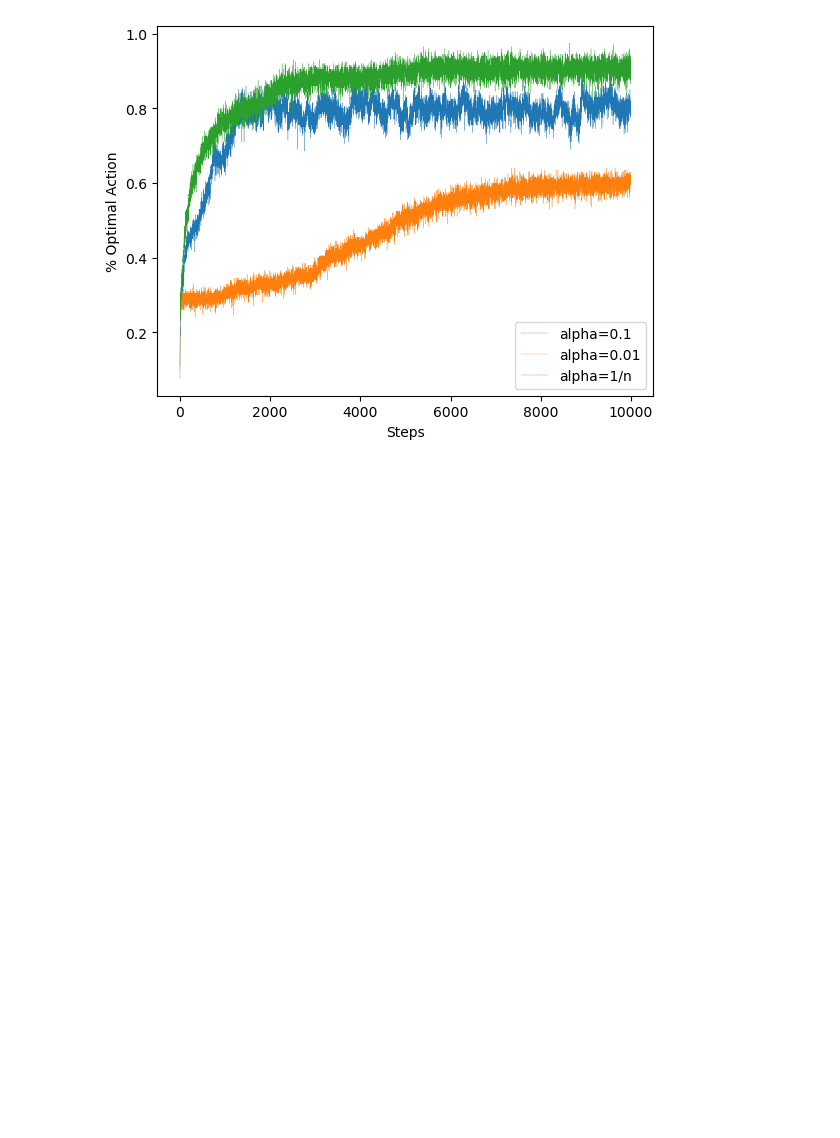
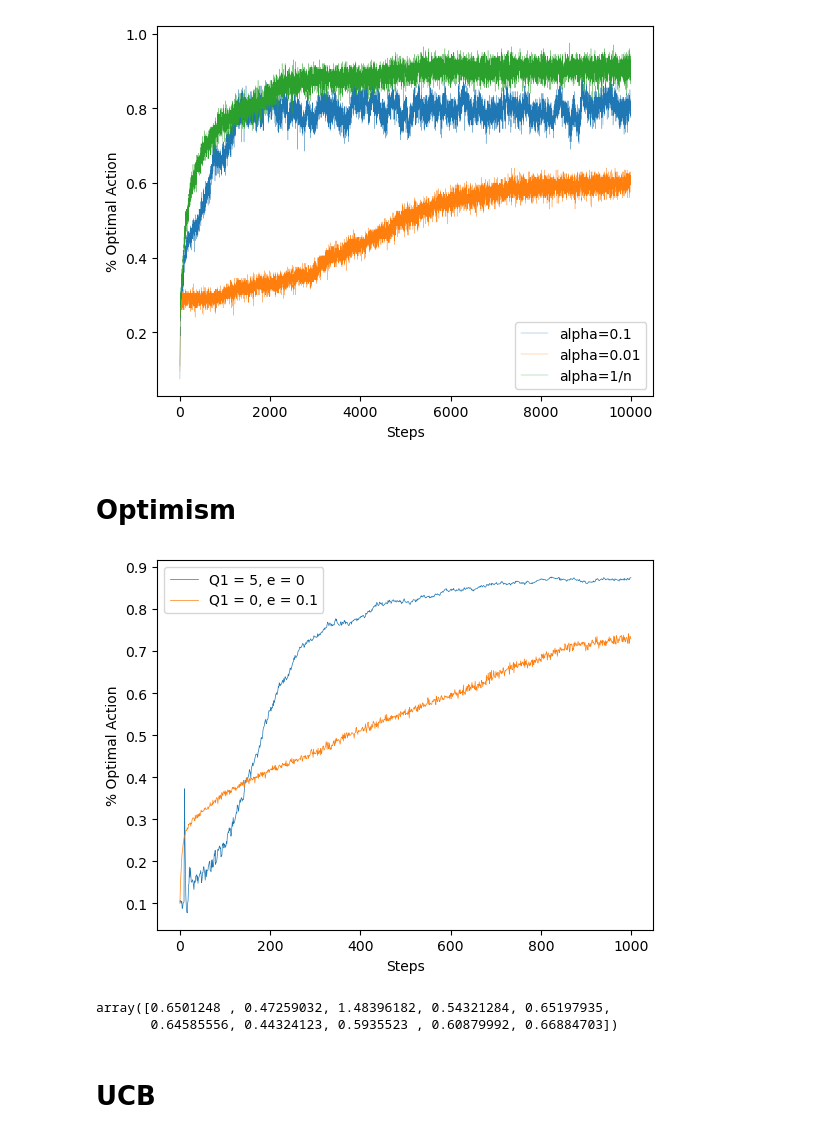
Before and after one commit to Hansespinosa2/sutton-and-barto-2nd, a Jupyter notebook: code/chapter2.ipynb, the cells around one changed output. Cells and saved outputs as stored; diff of their text form; code cells hidden in the pictures; blank space fills up the shorter version.

Commit message:
Complete figure 2_4

```diff
--- a/code/chapter2.ipynb
+++ b/code/chapter2.ipynb
@@ -19,7 +19,7 @@ class BanditEnv():
 		self.a_length = len(rewards)
 
 	def sample_reward(self, action):
-		return np.random.randn() + q_of_a[action]
+		return np.random.randn() + self.q_of_a[action]
 
 def e_greedy_bandit(env, n_steps, epsilon):
 	trajectory = []
@@ -174,3 +174,5 @@ plt.show()
 # %% [output]
 [figure]
 [figure]
+# %% [markdown]
+# Optimism
@@ -176,0 +232,22 @@ plt.show()
+# %%
+hist_optimstic, optimal_optimistic = average_over_n_runs(2000,ten_armed_testbed, 1000, 0, 5, 0.1)
+hist_0, optimal_0 = average_over_n_runs(2000,ten_armed_testbed, 1000, 0.1, 0, 0.1)
+# %%
+plt.plot(optimal_optimistic, linewidth=0.5, label='Q1 = 5, e = 0')
+plt.plot(optimal_0, linewidth=0.5, label='Q1 = 0, e = 0.1')
+
+plt.legend()
+plt.xlabel('Steps')
+plt.ylabel('% Optimal Action')
+plt.savefig('figures/Figure2_3.png')
+plt.show()
+# %% [output]
+[figure, added]
+# %%
+q, n, traj = e_greedy_bandit(ten_armed_testbed, 1000, 0, 5,0.1)
+q
+# %% [output]
+array([0.6501248 , 0.47259032, 1.48396182, 0.54321284, 0.65197935,
+       0.64585556, 0.44324123, 0.5935523 , 0.60879992, 0.66884703])
+# %% [markdown]
+# UCB
```
Also changed, not shown: parts of 4 cells of this notebook, 11 other files.
